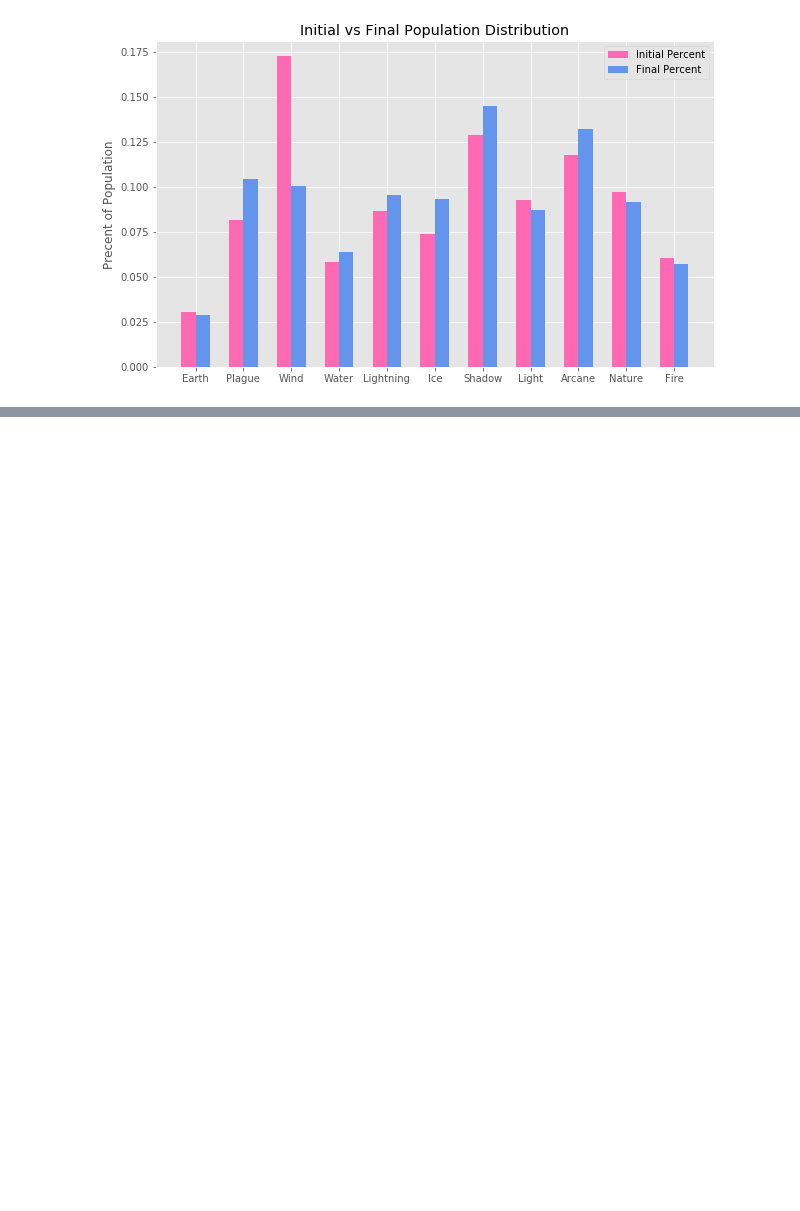
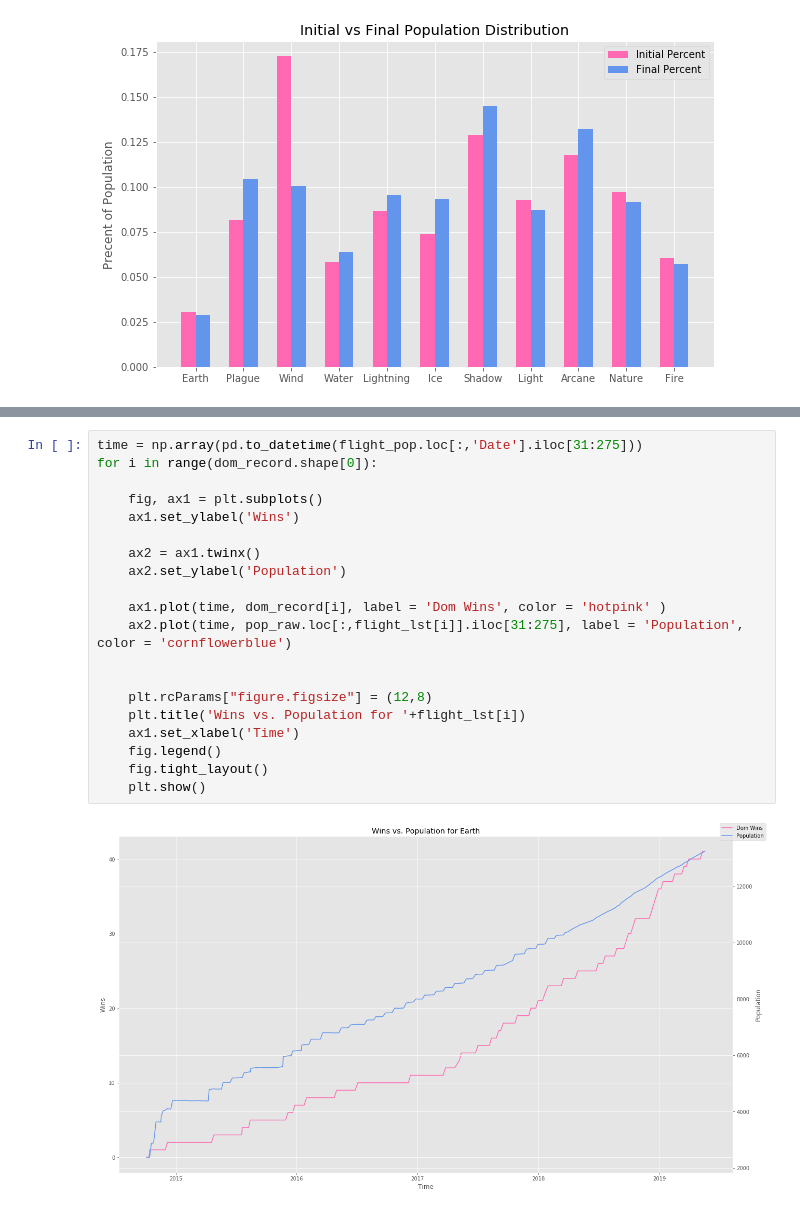
Before and after one commit to voetberg/FlightRising_Stats, a Jupyter notebook: Dom_Population.ipynb, the cells around one changed output, grey strips where cells are left out. Drawn from its saved outputs; the diff is of its cells as text; blank space fills up the shorter version.

```diff
--- a/Dom_Population.ipynb
+++ b/Dom_Population.ipynb
@@ -103,0 +169,22 @@ Text(0, 0.5, 'Precent of Population')
+# %%
+time = np.array(pd.to_datetime(flight_pop.loc[:,'Date'].iloc[31:275]))
+for i in range(dom_record.shape[0]):
+
+    fig, ax1 = plt.subplots()
+    ax1.set_ylabel('Wins')
+
+    ax2 = ax1.twinx()
+    ax2.set_ylabel('Population')
+
+    ax1.plot(time, dom_record[i], label = 'Dom Wins', color = 'hotpink' )
+    ax2.plot(time, pop_raw.loc[:,flight_lst[i]].iloc[31:275], label = 'Population', color = 'cornflowerblue')
+
+
+    plt.rcParams["figure.figsize"] = (12,8)
+    plt.title('Wins vs. Population for '+flight_lst[i])
+    ax1.set_xlabel('Time')
+    fig.legend()
+    fig.tight_layout()
+    plt.show()
+# %% [output]
+[figure, added]
```
Also changed, not shown: parts of 7 cells of this notebook.
